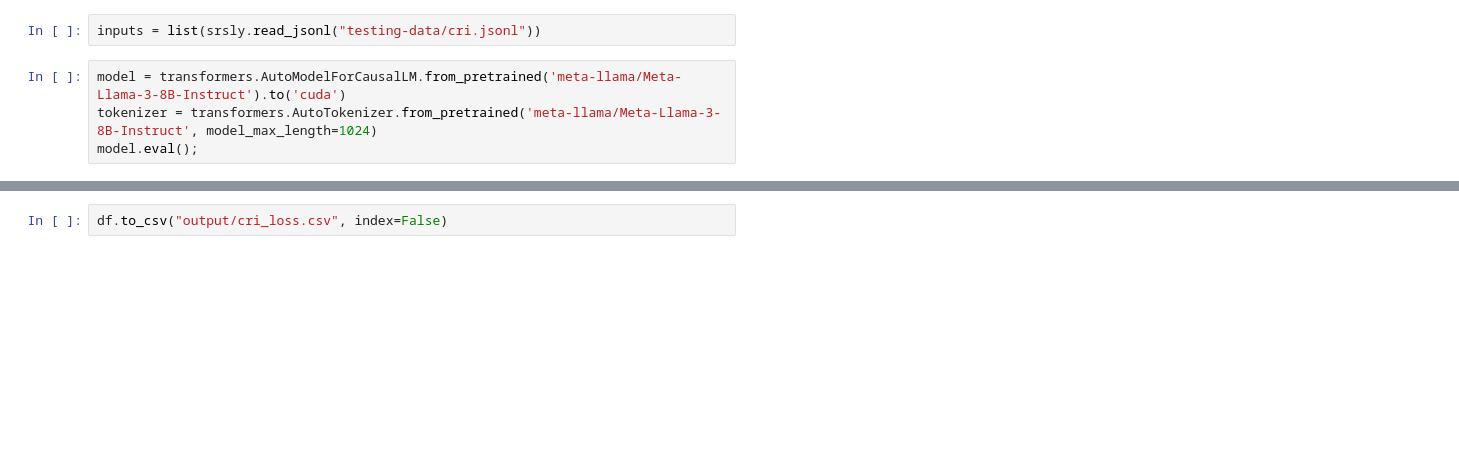
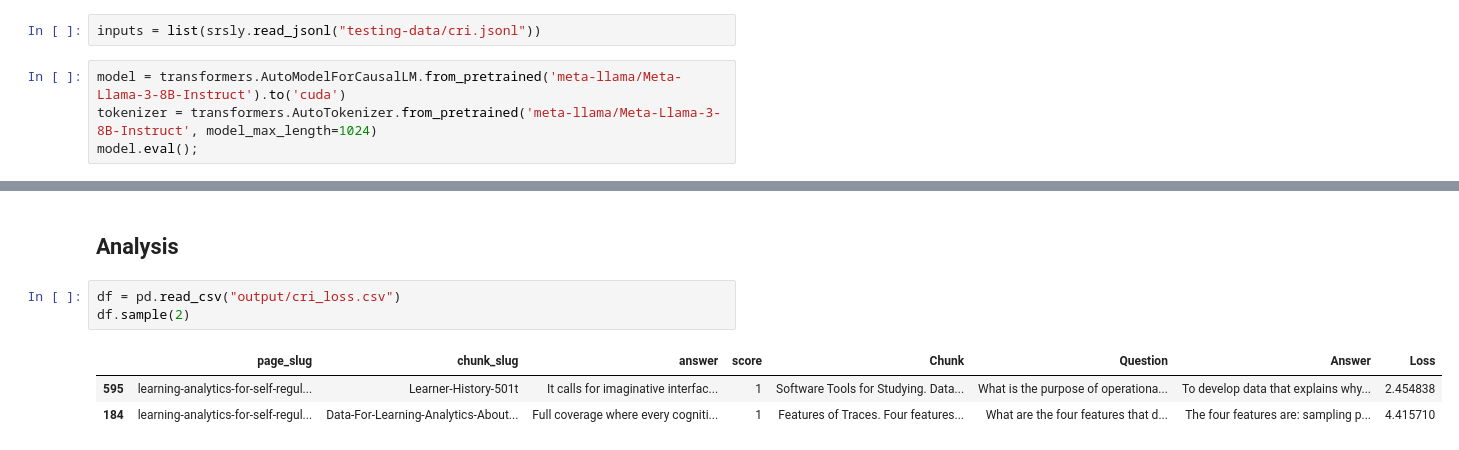
Before and after one commit to learlab/itell-ai-testing, a Jupyter notebook: cri-response-probability.ipynb, the cells around one changed output, grey strips where cells are left out. Cells and saved outputs as stored; diff of their text form; blank space fills up the shorter version.

Commit message:
preliminary analysis

```diff
--- a/cri-response-probability.ipynb
+++ b/cri-response-probability.ipynb
@@ -76,2 +69,9 @@ df
-# %%
-df.to_csv("output/cri_loss.csv", index=False)
+# %% [markdown]
+## Analysis
+# %%
+df = pd.read_csv("output/cri_loss.csv")
+df.sample(2)
+# %% [output]
+|  | page_slug | chunk_slug | answer | score | Chunk | Question | Answer | Loss |
+| 595 | learning-analytics-for-self-regul... | Learner-History-501t | It calls for imaginative interfac... | 1 | Software Tools for Studying. Data... | What is the purpose of operationa... | To develop data that explains why... | 2.454838 |
+| 184 | learning-analytics-for-self-regul... | Data-For-Learning-Analytics-About... | Full coverage where every cogniti... | 1 | Features of Traces. Four features... | What are the four features that d... | The four features are: sampling p... | 4.415710 |
```
Also changed, not shown: parts of 16 cells of this notebook, 1 other file.
